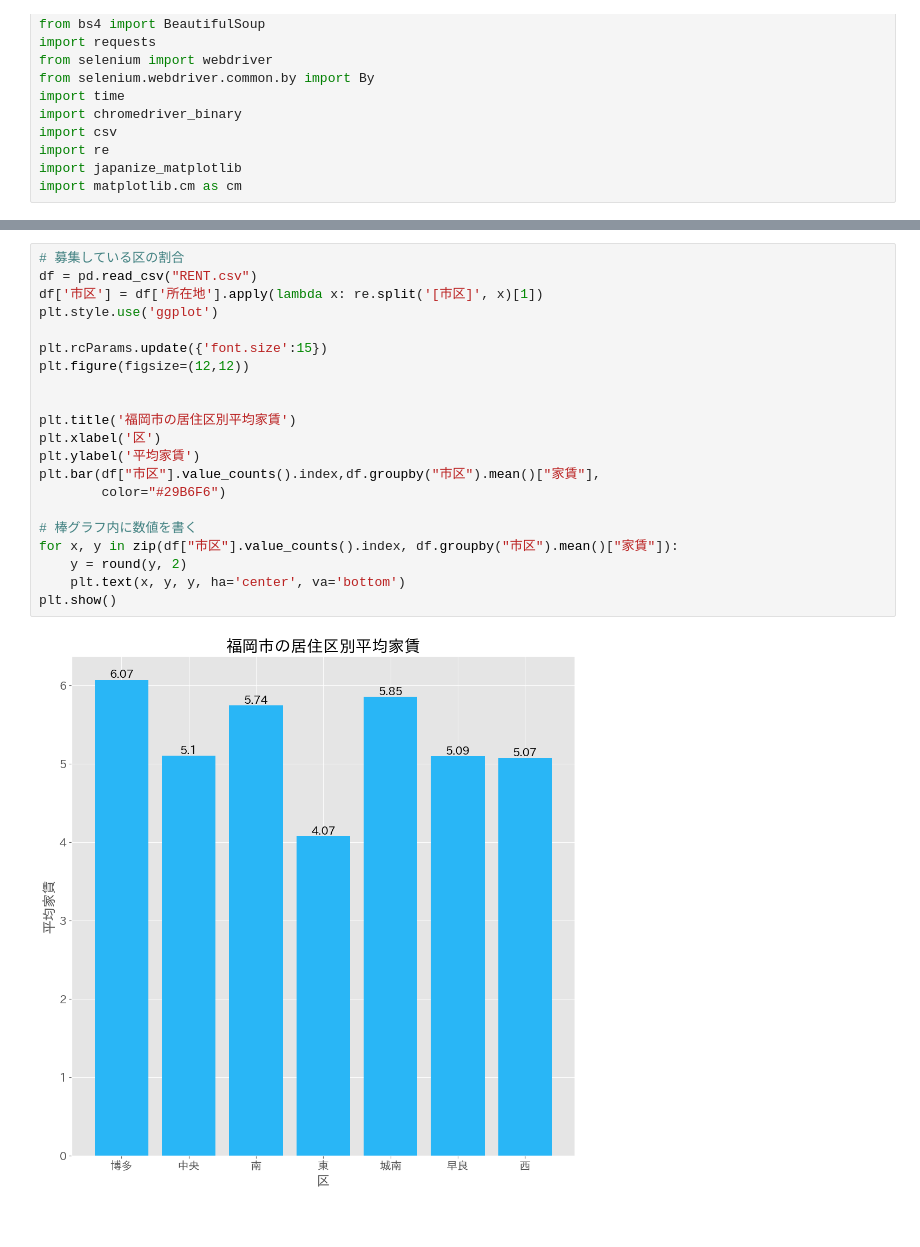
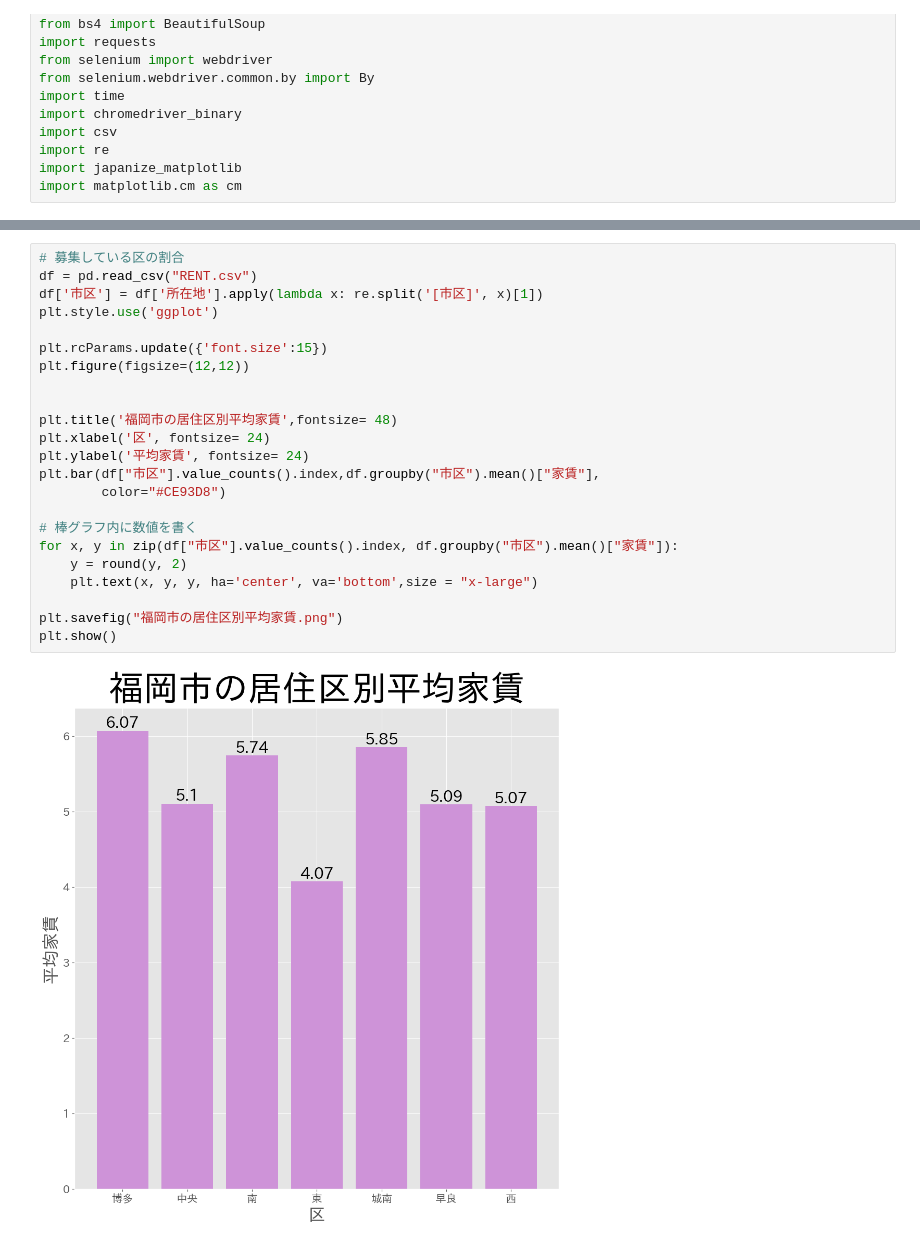
Before and after one commit to apokurinkansen/MyPythonTask, a Jupyter notebook: data.ipynb, the cells around one changed output, grey strips where cells are left out. Saved outputs shown, nothing was run; the diff lists cells and outputs as text.

Commit message:
[add]福岡市の居住区別平均家賃png化

```diff
--- a/data.ipynb
+++ b/data.ipynb
@@ -40,23 +37,25 @@ plt.savefig("TEST.png")
 # %%
 # 募集している区の割合
 df = pd.read_csv("RENT.csv")
 df['市区'] = df['所在地'].apply(lambda x: re.split('[市区]', x)[1])
 plt.style.use('ggplot')
 
 plt.rcParams.update({'font.size':15})
 plt.figure(figsize=(12,12))
 
 
-plt.title('福岡市の居住区別平均家賃')
-plt.xlabel('区')
-plt.ylabel('平均家賃')
+plt.title('福岡市の居住区別平均家賃',fontsize= 48)
+plt.xlabel('区', fontsize= 24)
+plt.ylabel('平均家賃', fontsize= 24)
 plt.bar(df["市区"].value_counts().index,df.groupby("市区").mean()["家賃"],
-        color="#29B6F6")
+        color="#CE93D8")
 
 # 棒グラフ内に数値を書く
 for x, y in zip(df["市区"].value_counts().index, df.groupby("市区").mean()["家賃"]):
     y = round(y, 2)
-    plt.text(x, y, y, ha='center', va='bottom')
+    plt.text(x, y, y, ha='center', va='bottom',size = "x-large")
+
+plt.savefig("福岡市の居住区別平均家賃.png")
 plt.show()
 # %% [output]
-[figure, old version]
+[figure, new version]
```
Also changed, not shown: parts of 1 cell of this notebook, 3 other files.
